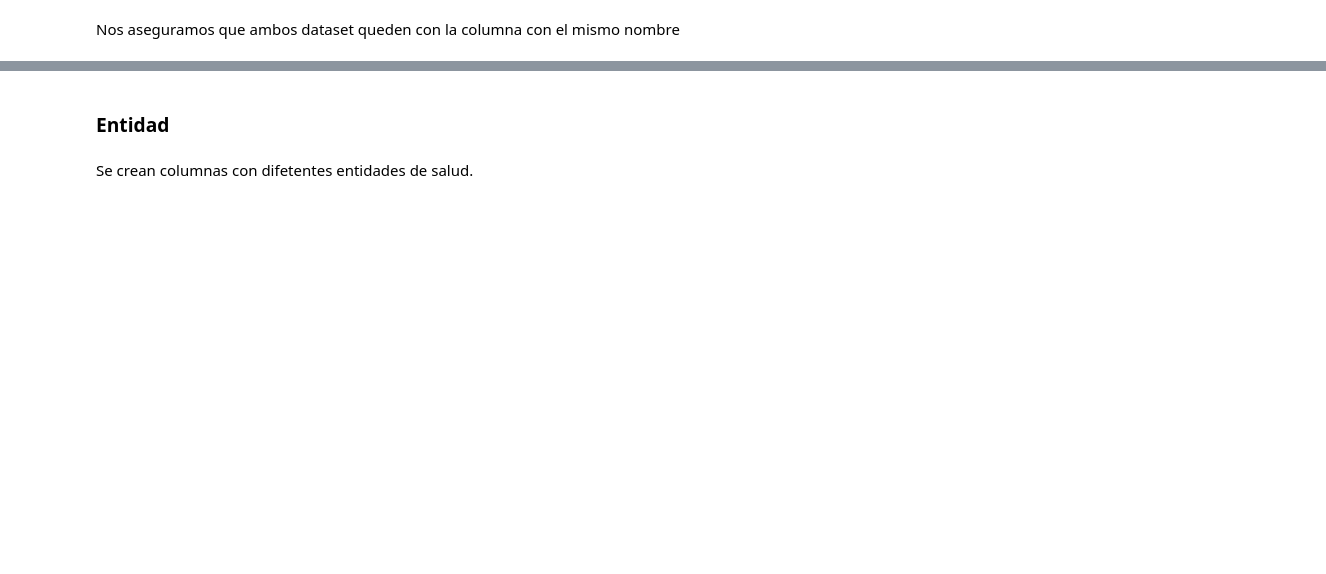
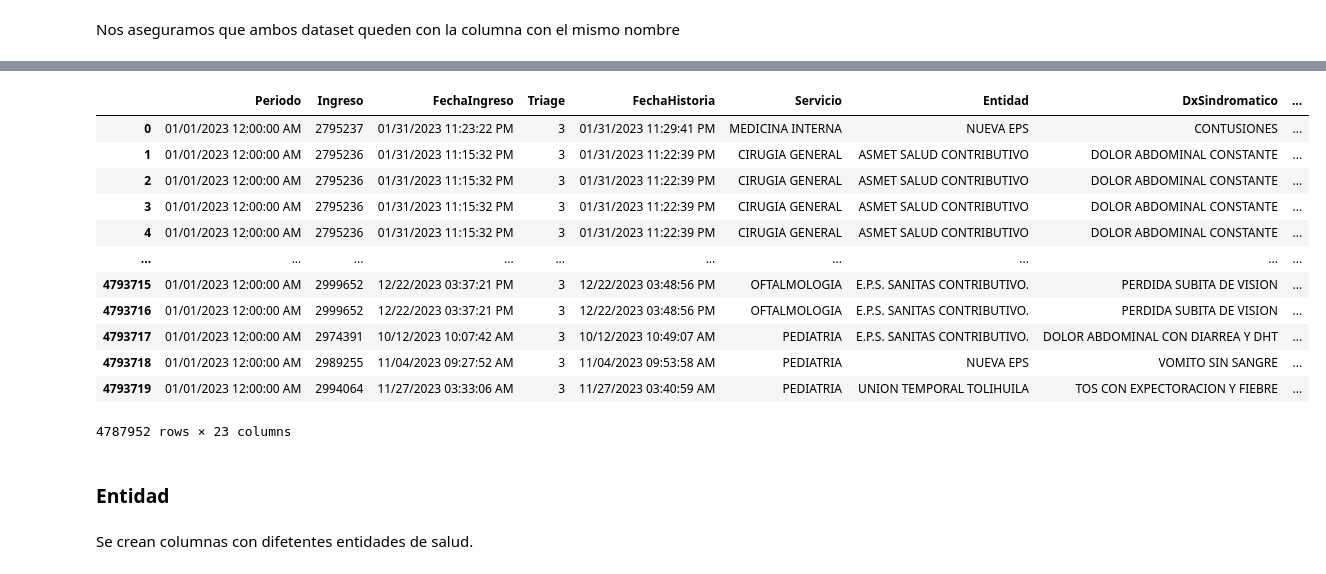
Before and after one commit to aisaza609/Interoperabilidad_Historias_clinicas, a Jupyter notebook: interoperabilidad_sistema_recomendacion_dataset__Hospitalarios.ipynb, the cells around one changed output, grey strips where cells are left out. Drawn from its saved outputs; the diff is of its cells as text; code cells hidden in the pictures; blank space fills up the shorter version.

```diff
--- a/interoperabilidad_sistema_recomendacion_dataset__Hospitalarios.ipynb
+++ b/interoperabilidad_sistema_recomendacion_dataset__Hospitalarios.ipynb
@@ -144,12 +146,12 @@ print(tg_pitalito[['Edad', 'TipoRegimen', 'tipo de identificación']].head())
 Para el mismo procedimiento asignamos valores de 10 digitos al azar teniendo en cuenta que no esten repetidos
 # %%
 # Generar una lista de números únicos de 10 dígitos con la misma cantidad de filas que el DataFrame
-n_documentos = random.sample(range(1000000000, 9999999999), len(excel_data))
+n_documentos = random.sample(range(1000000000, 9999999999), len(tg_pitalito))
 
 # Asignar la lista generada a la nueva columna 'NDocumento'
-excel_data['NDocumento'] = n_documentos
+tg_pitalito['NDocumento'] = n_documentos
 
 # Muestra las primeras filas para verificar
-print(excel_data[['NDocumento']].head())
+print(tg_pitalito[['NDocumento']].head())
 # %% [output]
    NDocumento
@@ -356,14 +379,15 @@ print(tg_pitalito[tg_pitalito['Edad'] < 18][['Edad', 'EspecialidadMedico']].head
 # %%
 # Completar manualmente los valores en 'EspecialidadMedico' según los códigos específicos
-tg_pitalito.loc[tg_pitalito['CodigoDiagnostico'].isin(['R509', 'S019', 'A099', 'R31X', 'I500', 'J46X','K297','K297']), 'EspecialidadMedico'] = 'MEDICINA INTERNA'
+tg_pitalito.loc[tg_pitalito['CodigoDiagnostico'].isin(['R509', 'S019', 'A099', 'R31X', 'I500', 'J46X','K297','K297','I872']), 'EspecialidadMedico'] = 'MEDICINA INTERNA'
 tg_pitalito.loc[tg_pitalito['CodigoDiagnostico'] == 'R074', 'EspecialidadMedico'] = 'MEDICINA INTERNA'
 tg_pitalito.loc[tg_pitalito['CodigoDiagnostico'] == 'N23X', 'EspecialidadMedico'] = 'MEDICINA INTERNA'
-tg_pitalito.loc[tg_pitalito['CodigoDiagnostico'].isin(['J039', 'R529', 'G439', 'T172','H669']), 'EspecialidadMedico'] = 'MEDICINA GENERAL'
+tg_pitalito.loc[tg_pitalito['CodigoDiagnostico'].isin(['J039', 'R529', 'G439', 'T172','H669','I839']), 'EspecialidadMedico'] = 'MEDICINA GENERAL'
 tg_pitalito.loc[tg_pitalito['CodigoDiagnostico'].isin(['R456']), 'EspecialidadMedico'] = 'PSICOLOGIA'
 tg_pitalito.loc[tg_pitalito['CodigoDiagnostico'].isin(['G409','S098']), 'EspecialidadMedico'] = 'NEUROLOGIA'
 tg_pitalito.loc[tg_pitalito['CodigoDiagnostico'].isin(['S810','V99X', 'S501','S801']), 'EspecialidadMedico'] = 'ORTOPEDIA'
 tg_pitalito.loc[tg_pitalito['CodigoDiagnostico'].isin(['J459']), 'EspecialidadMedico'] = 'NEUMOLOGIA'
 tg_pitalito.loc[tg_pitalito['CodigoDiagnostico'].isin(['M549']), 'EspecialidadMedico'] = 'FISIATRIA'
+tg_pitalito.loc[tg_pitalito['CodigoDiagnostico'].isin(['R104']), 'EspecialidadMedico'] = 'CIRUGIA GENERAL'
 # %% [markdown]
 Volvemos a revisar los valores nulos
 # %%
@@ -377,19 +416,12 @@ print("Códigos Diagnósticos Repetidos con Valores Nulos en 'EspecialidadMedico
 # Contar cuántos valores nulos hay para cada CodigoDiagnostico en 'EspecialidadMedico'
 conteo_nulos = tg_pitalito[tg_pitalito['EspecialidadMedico'].isnull()]['CodigoDiagnostico'].value_counts()
 
-# Verificar el conteo antes de filtrar
-print("Conteo de valores nulos por CodigoDiagnostico en EspecialidadMedico:\n", conteo_nulos)
-
 # Filtrar los códigos que tienen al menos 100 valores nulos
 codigos_con_nulos_suficientes = conteo_nulos[conteo_nulos >= 100].index
 
-# Verificar si existen códigos con suficientes valores nulos antes de aplicar el filtro
-if not codigos_con_nulos_suficientes.empty:
-    # Mantener solo las filas de 'tg_pitalito' con estos códigos
-    tg_pitalito = tg_pitalito[tg_pitalito['CodigoDiagnostico'].isin(codigos_con_nulos_suficientes)]
-else:
-    print("No hay códigos con al menos 100 valores nulos en 'EspecialidadMedico'.")
+# Mantener solo las filas de 'tg_pitalito' que tienen los códigos con al menos 100 valores nulos o donde 'EspecialidadMedico' no es nulo
+tg_pitalito = tg_pitalito[tg_pitalito['CodigoDiagnostico'].isin(codigos_con_nulos_suficientes) | tg_pitalito['EspecialidadMedico'].notnull()]
 
 # Verificar el resultado final
-print("Datos después de eliminar agrupaciones con menos de 100 valores nulos en 'EspecialidadMedico':")
+print("Datos después de eliminar filas con menos de 100 valores nulos en 'EspecialidadMedico':")
 print(tg_pitalito['CodigoDiagnostico'].value_counts())
@@ -398,6 +462,19 @@ Nos aseguramos que ambos dataset queden con la columna con el mismo nombre
 # %%
-excel_data = tg_pitalito.rename(columns={'EspecialidadMedico': 'Servicio'})
-excel_data = df_pasto.rename(columns={'ObjetoRemision': 'Servicio'})
+tg_pitalito.rename(columns={'EspecialidadMedico': 'Servicio'})
+# %% [output]
+|  | Periodo | Ingreso | FechaIngreso | Triage | FechaHistoria | Servicio | Entidad | DxSindromatico | ... |
+| 0 | 01/01/2023 12:00:00 AM | 2795237 | 01/31/2023 11:23:22 PM | 3 | 01/31/2023 11:29:41 PM | MEDICINA INTERNA | NUEVA EPS | CONTUSIONES | ... |
+| 1 | 01/01/2023 12:00:00 AM | 2795236 | 01/31/2023 11:15:32 PM | 3 | 01/31/2023 11:22:39 PM | CIRUGIA GENERAL | ASMET SALUD CONTRIBUTIVO | DOLOR ABDOMINAL CONSTANTE | ... |
+| 2 | 01/01/2023 12:00:00 AM | 2795236 | 01/31/2023 11:15:32 PM | 3 | 01/31/2023 11:22:39 PM | CIRUGIA GENERAL | ASMET SALUD CONTRIBUTIVO | DOLOR ABDOMINAL CONSTANTE | ... |
+| 3 | 01/01/2023 12:00:00 AM | 2795236 | 01/31/2023 11:15:32 PM | 3 | 01/31/2023 11:22:39 PM | CIRUGIA GENERAL | ASMET SALUD CONTRIBUTIVO | DOLOR ABDOMINAL CONSTANTE | ... |
+| 4 | 01/01/2023 12:00:00 AM | 2795236 | 01/31/2023 11:15:32 PM | 3 | 01/31/2023 11:22:39 PM | CIRUGIA GENERAL | ASMET SALUD CONTRIBUTIVO | DOLOR ABDOMINAL CONSTANTE | ... |
+| ... | ... | ... | ... | ... | ... | ... | ... | ... | ... |
+| 4793715 | 01/01/2023 12:00:00 AM | 2999652 | 12/22/2023 03:37:21 PM | 3 | 12/22/2023 03:48:56 PM | OFTALMOLOGIA | E.P.S. SANITAS CONTRIBUTIVO. | PERDIDA SUBITA DE VISION | ... |
+| 4793716 | 01/01/2023 12:00:00 AM | 2999652 | 12/22/2023 03:37:21 PM | 3 | 12/22/2023 03:48:56 PM | OFTALMOLOGIA | E.P.S. SANITAS CONTRIBUTIVO. | PERDIDA SUBITA DE VISION | ... |
+| 4793717 | 01/01/2023 12:00:00 AM | 2974391 | 10/12/2023 10:07:42 AM | 3 | 10/12/2023 10:49:07 AM | PEDIATRIA | E.P.S. SANITAS CONTRIBUTIVO. | DOLOR ABDOMINAL CON DIARREA Y DHT | ... |
+| 4793718 | 01/01/2023 12:00:00 AM | 2989255 | 11/04/2023 09:27:52 AM | 3 | 11/04/2023 09:53:58 AM | PEDIATRIA | NUEVA EPS | VOMITO SIN SANGRE | ... |
+| 4793719 | 01/01/2023 12:00:00 AM | 2994064 | 11/27/2023 03:33:06 AM | 3 | 11/27/2023 03:40:59 AM | PEDIATRIA | UNION TEMPORAL TOLIHUILA | TOS CON EXPECTORACION Y FIEBRE | ... |
+4787952 rows × 23 columns
 # %% [markdown]
 ### Entidad
 # %% [markdown]
```
Also changed, not shown: parts of 19 cells of this notebook.
